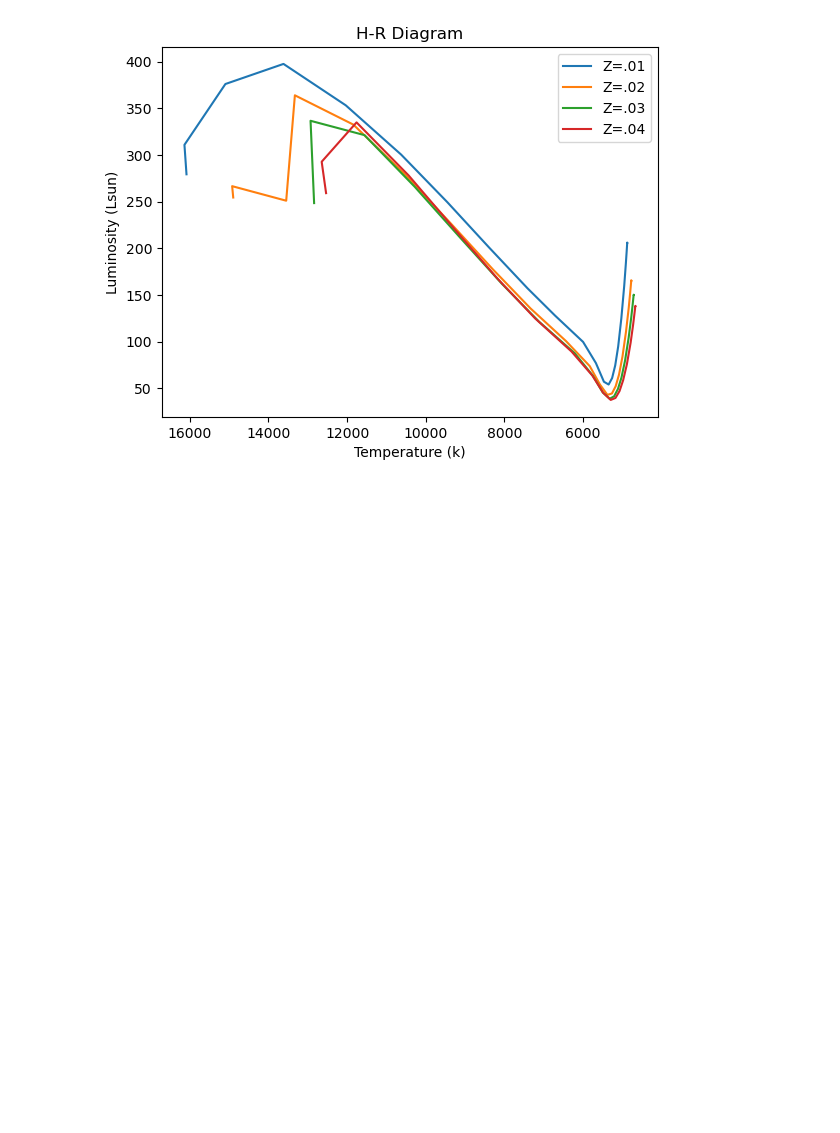
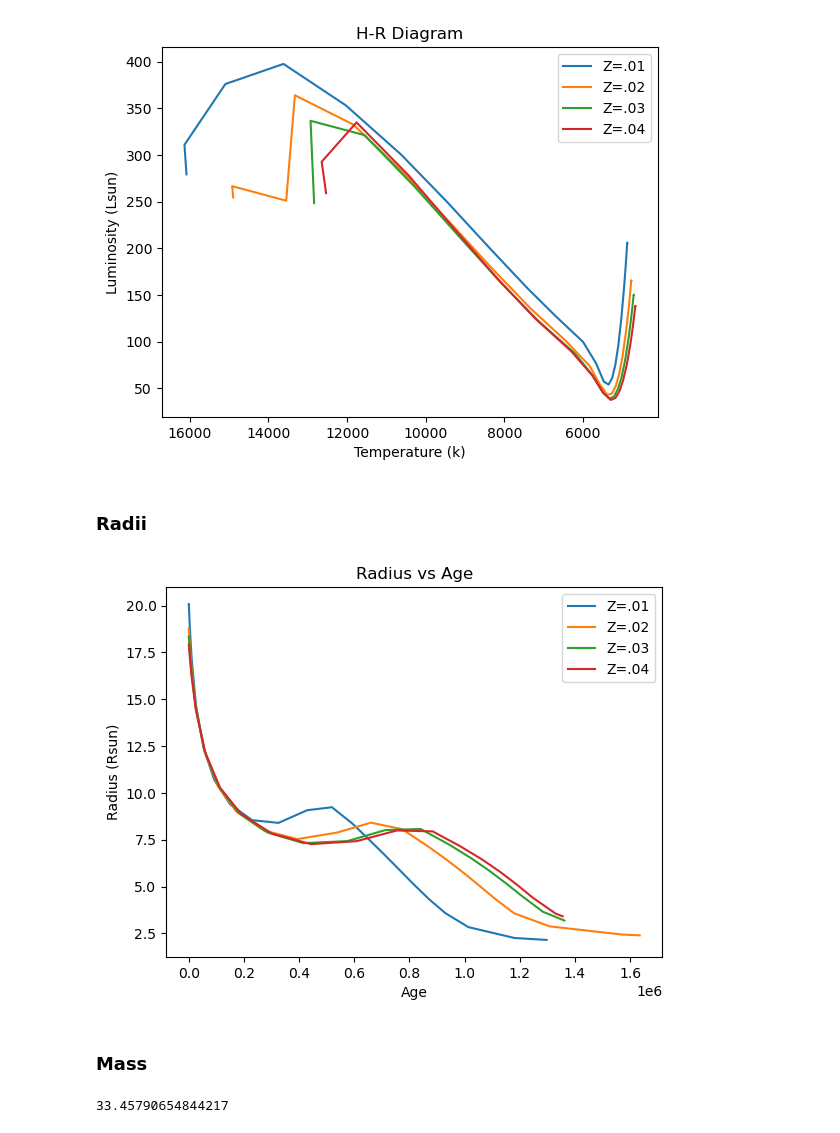
Before and after one commit to AKunz11/3400final2, a Jupyter notebook: testing.ipynb, the cells around one changed output. Saved outputs shown, nothing was run; the diff lists cells and outputs as text; code cells hidden in the pictures; blank space fills up the shorter version.

Commit message:
Data update

```diff
--- a/testing.ipynb
+++ b/testing.ipynb
@@ -160,3 +162,68 @@ plt.legend()
 plt.show()
 # %% [output]
 [figure]
+# %% [markdown]
+### Radii
+# %%
+dr_list=[]
+path_list=[path1,path2,path3,path4]
+z_list=['Z=.01','Z=.02','Z=.03','Z=.04']
+def plot_radii():
+
+    for i in range(len(path_list)):
+        dr_list.append(datareader(path_list[i]))
+
+        data=dr_list[i].get_data(0)
+        x=data.data('star_age')
+        y=data.data('log_R')
+
+        plt.plot(x,10**y,label=z_list[i])
+
+    plt.legend()
+    plt.xlabel('Age')
+    plt.ylabel('Radius (Rsun)')
+    plt.title('Radius vs Age')
+    plt.show()
+
+
+plot_radii()
+# %% [output]
+[figure, added]
+# %% [markdown]
+### Mass
+# %%
+#Jeans mass formula
+
+Msun  = 1.989e33     # solar mass; g
+G = 6.6726e-8        #cgs G
+Rsun = 6.955e10      #solar radius; cm
+
+##DENSITY
+def get_rho(m,r):
+    #Assumes spherical gas cloud (could update later to use integral notation)
+    rho=m/((4/3*np.pi)*r**3)
+    return rho
+
+
+##JEANS MASS
+def jeans_mass(m0,r0,P0):
+    gamma=1.4 #assume a common value for a diatomic gas
+    ks=gamma*P0
+
+
+
+    rho=get_rho(m0*Msun,r0*Rsun)
+    vs=np.sqrt(ks/rho)
+    kj=np.sqrt(4*np.pi*G*rho)/vs
+    rj=np.pi/kj
+    MJ=(4*np.pi/3)*rho*(rj/2)**3
+    return MJ/Msun
+
+
+m0=(dr1.get_data(0)).data('star_mass')[0]
+r0=10**((dr1.get_data(0)).data('log_R'))[0]
+P0=10**((dr1.get_data(0)).data('log_cntr_P'))[0]
+MJ=jeans_mass(m0,r0,P0)
+MJ
+# %% [output]
+33.45790654844217
```
Also changed, not shown: parts of 2 cells of this notebook, 22 other files.
